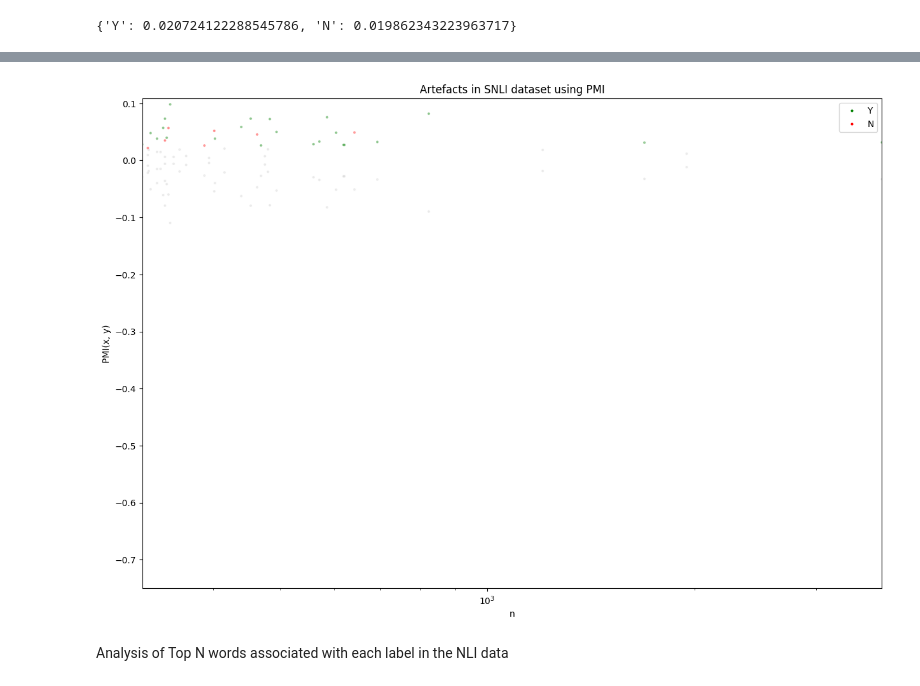
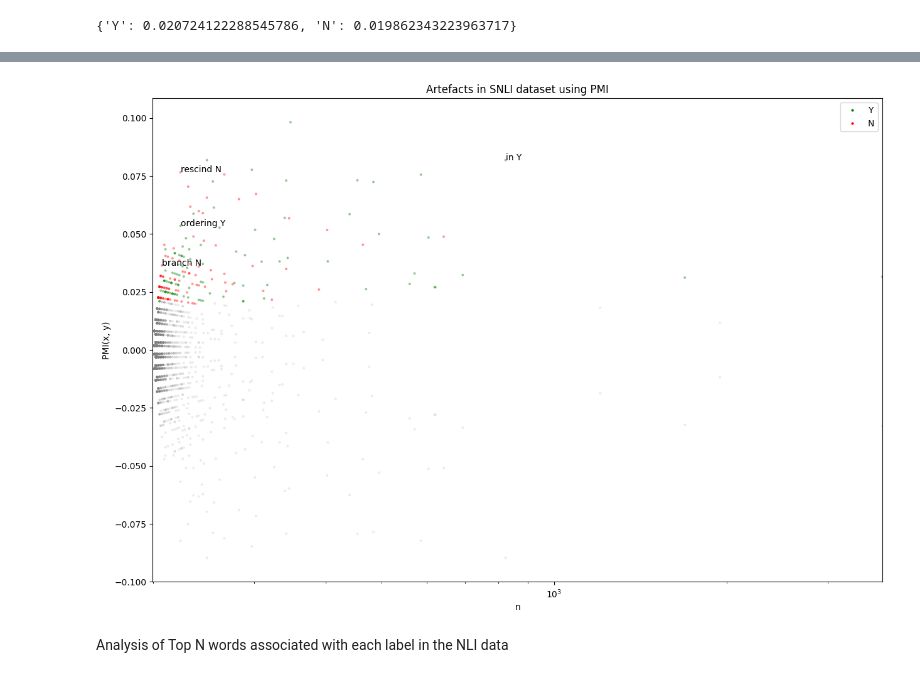
Before and after one commit to VenkateshDas/nli_artefacts_detection, a Jupyter notebook: coliee_artefacts_detection.ipynb, the cells around one changed output, grey strips where cells are left out. Saved outputs shown, nothing was run; the diff lists cells and outputs as text; code cells hidden in the pictures.

```diff
--- a/coliee_artefacts_detection.ipynb
+++ b/coliee_artefacts_detection.ipynb
@@ -294,11 +321,10 @@ fig, ax = plt.subplots(figsize=(15,8))
 colors = {'Y': 'g', 'N': 'r', 'grey': 'grey'}
 
 # Define a dictionary of words to annotate in the plot for each label
-# token_label_annotate_dict = {
-#     'contradiction': ['nobody', 'cats', 'cat', 'no', 'sleeping'],
-#     'neutral': ['vacation', 'first', 'competition'],
-#     'entailment': ['outdoors', 'animal', 'outside', 'person', 'people']
-# }
+token_label_annotate_dict = {
+    'N': ['rescind', 'branch'],
+    'Y': ['in', 'ordering']
+}
 
 # Plot the observed probabilities for each token and label
 for label in labels:
@@ -316,17 +342,17 @@ for label in labels:
     ax.scatter(token_df['total_count'], token_df[f'{label}_prob'], c=color_series, alpha=alpha_series, s=4)
 
     # # Add annotations for selected words
-    # for token in set(token_label_annotate_dict[label]) & set(token_df['token']):
-    #     x = token_df.loc[token_df['token'] == token, 'total_count'].values[0]
-    #     y = token_df.loc[token_df['token'] == token, f'{label}_prob'].values[0]
-    #     ax.annotate(f'{token} {label[0]}', (x, y))
+    for token in set(token_label_annotate_dict[label]) & set(token_df['token']):
+        x = token_df.loc[token_df['token'] == token, 'total_count'].values[0]
+        y = token_df.loc[token_df['token'] == token, f'{label}_prob'].values[0]
+        ax.annotate(f'{token} {label[0]}', (x, y))
 
 # Add the threshold line to the plot
 ax.plot(token_df['total_count'].sort_values(), threshold, 'b-', label=f'alpha=0.01/{num_tests}')
 
 # Adjust x-axis to be logarithmic and limit its range
 ax.set_xscale('log')
-ax.set_xlim([10**1.3, max(token_df['total_count'])])
+ax.set_xlim([10**0.7, max(token_df['total_count'])])
 
 # Hide the first x-axis label
 ax.xaxis.get_major_ticks()[0].label1.set_visible(False)
@@ -371,6 +379,6 @@ token_df
 # %%
 token = 'no'
-label = 'Y'
+label = 'N'
 
 print(f"Total count : {token_df[token_df['token']==token]['total_count'].iloc[0]}")
 print(f"{label} count for {token} : {token_df[token_df['token']==token][f'{label}_count'].iloc[0]}")
@@ -525,11 +568,10 @@ fig, ax = plt.subplots(figsize=(15,10))
 colors = {'Y': 'g', 'N': 'r', 'grey': 'grey'}
 
 # Define a dictionary of words to annotate in the plot for each label
-# token_label_annotate_dict = {
-#     'contradiction': ['nobody', 'cats', 'cat', 'no', 'sleeping'],
-#     'neutral': ['vacation', 'first', 'competition'],
-#     'entailment': ['outdoors', 'animal', 'outside', 'person', 'people']
-# }
+token_label_annotate_dict = {
+    'N': ['rescind', 'branch'],
+    'Y': ['in', 'ordering']
+}
 
 # Plot the PMI for each token and label
 for label in labels:
@@ -541,40 +583,40 @@ for label in labels:
     color_series[is_above_threshold] = colors[label]
 
     alpha_series = pd.Series(0.1, index=smoothed_token_df.index)
     alpha_series[is_above_threshold] = 0.3
 
     # Plot the points for this label
     ax.scatter(smoothed_token_df['total_count'], smoothed_token_df[f'{label}_pmi'], c=color_series, alpha=alpha_series, s=4)
 
     # Add annotations for selected words
-    # for token in set(token_label_annotate_dict[label]) & set(smoothed_token_df['token']):
-    #     x = smoothed_token_df.loc[smoothed_token_df['token'] == token, 'total_count'].values[0]
-    #     y = smoothed_token_df.loc[smoothed_token_df['token'] == token, f'{label}_pmi'].values[0]
-    #     ax.annotate(f'{token} {label[0]}', (x, y))
+    for token in set(token_label_annotate_dict[label]) & set(smoothed_token_df['token']):
+        x = smoothed_token_df.loc[smoothed_token_df['token'] == token, 'total_count'].values[0]
+        y = smoothed_token_df.loc[smoothed_token_df['token'] == token, f'{label}_pmi'].values[0]
+        ax.annotate(f'{token} {label[0]}', (x, y))
 
 # Adjust x-axis to be logarithmic and limit its range
 ax.set_xscale('log')
-ax.set_xlim([10**2.5, max(smoothed_token_df['total_count'])])
+ax.set_xlim([10**2.3, max(smoothed_token_df['total_count'])])
 
-ax.set_ylim([-0.75, ax.get_ylim()[1]])
+ax.set_ylim([-0.1, ax.get_ylim()[1]])
 
 # Hide the first x-axis label
 # ax.xaxis.get_major_ticks()[0].label1.set_visible(False)
 
 # Set the labels for the x and y axes, and the title for the plot
 ax.set_xlabel('n')
 ax.set_ylabel('PMI(x, y)')
 ax.set_title('Artefacts in SNLI dataset using PMI')
 
 # Create custom legend
 legend_elements = [Line2D([0], [0], marker='o', color='w', label=label,
                           markerfacecolor=color, markersize=4) for label, color in colors.items() if label != 'grey']
 ax.legend(handles=legend_elements, loc='upper right')
 
 # Display the plot
 plt.show()
 # %% [output]
-[figure, old version]
+[figure, new version]
 # %%
 # Create an interactive scatter plot using Plotly
 
```
Also changed, not shown: parts of 57 cells of this notebook.
